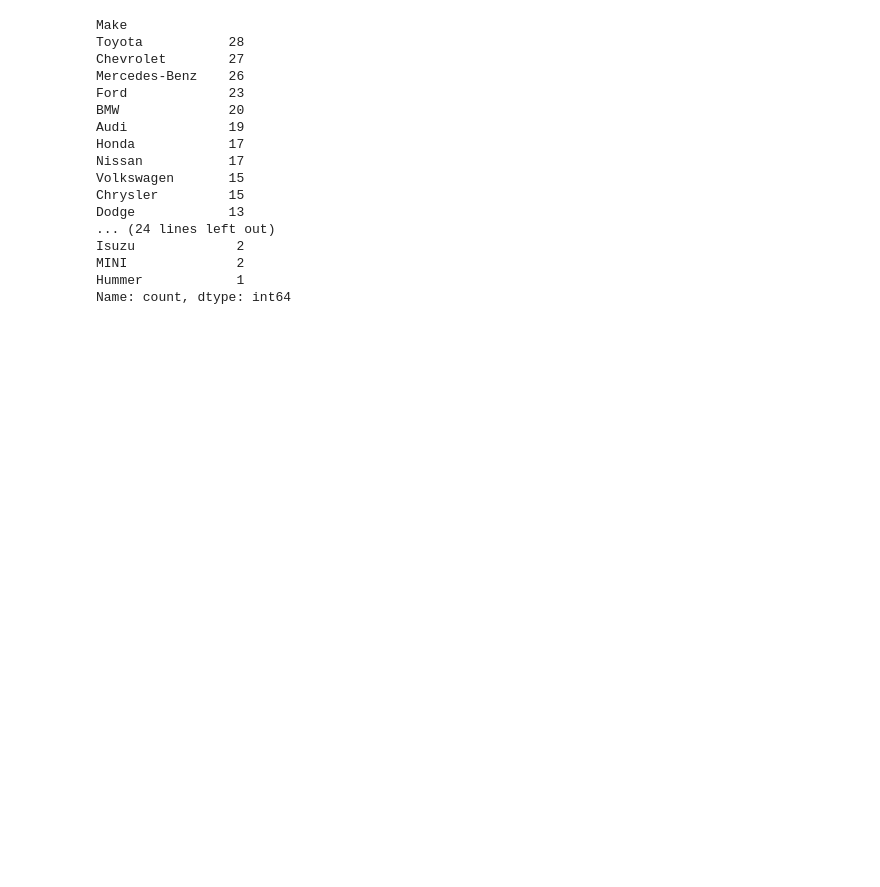
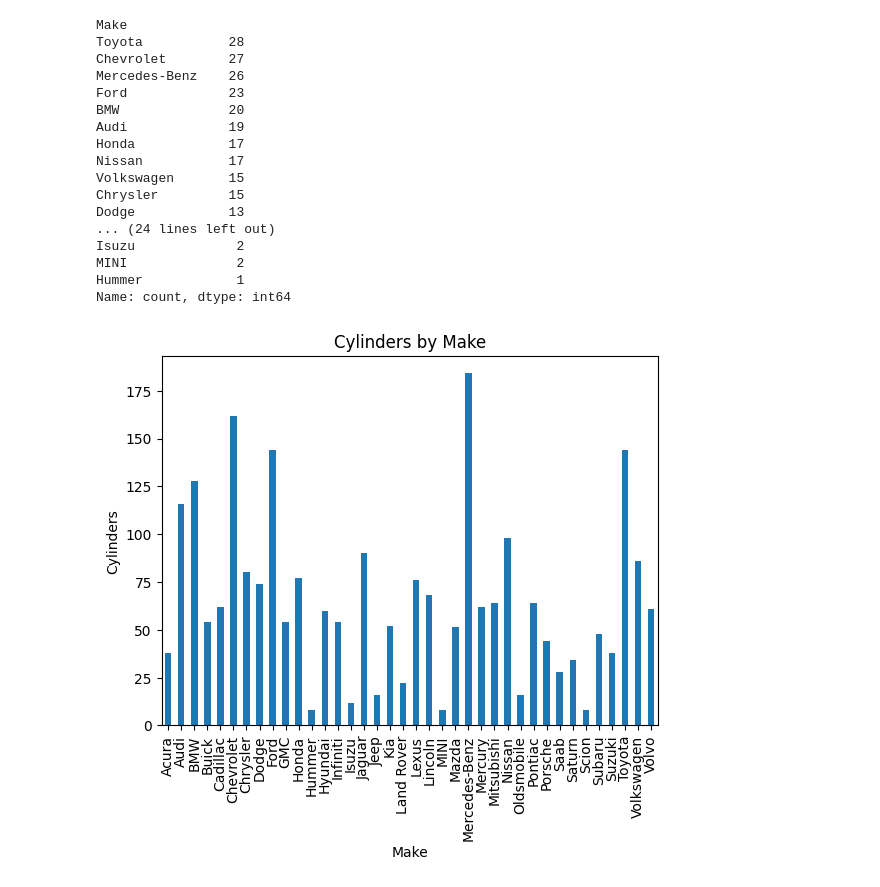
Before and after one commit to YonInsights/Project-4, a Jupyter notebook: project-4.ipynb, the cells around one changed output. Saved outputs shown, nothing was run; the diff lists cells and outputs as text; code cells hidden in the pictures; blank space fills up the shorter version.

```diff
--- a/project-4.ipynb
+++ b/project-4.ipynb
@@ -78,3 +78,23 @@ Isuzu             2
 MINI              2
 Hummer            1
 Name: count, dtype: int64
+# %%
+import matplotlib.pyplot as plt
+
+# Assuming 'car' is your DataFrame and 'ValueColumn' is the column with values you want to sum
+
+# Aggregate the total values for each 'Make'
+total_values = car.groupby('Make')['Cylinders'].sum()
+
+# Plot the aggregated data
+total_values.plot(kind='bar')
+
+# Adding labels and title
+plt.xlabel('Make')
+plt.ylabel('Cylinders')
+plt.title('Cylinders by Make')
+
+# Display the plot
+plt.show()
+# %% [output]
+[figure, added]
```
Also changed, not shown: parts of 7 cells of this notebook.
